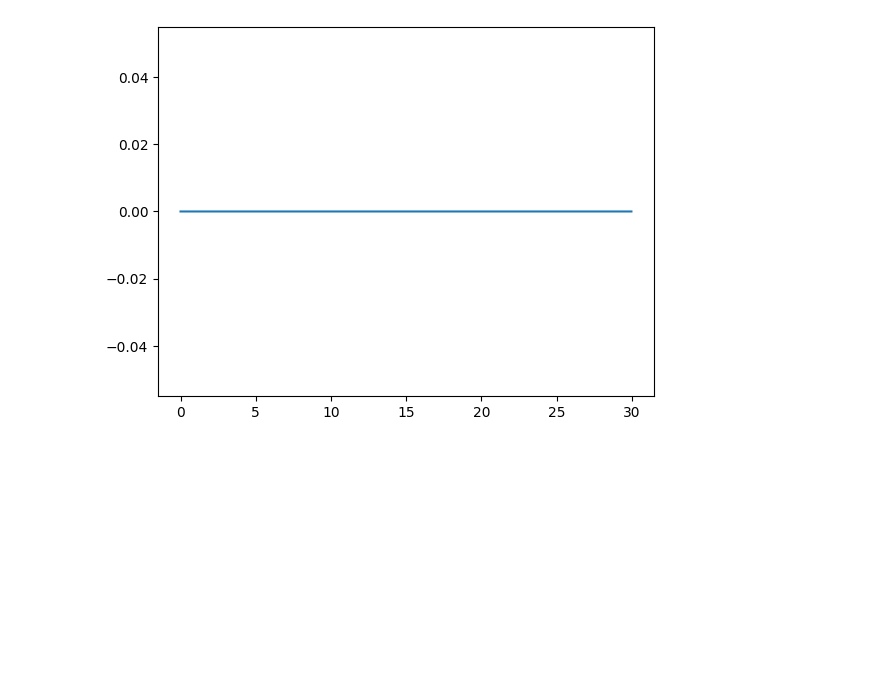
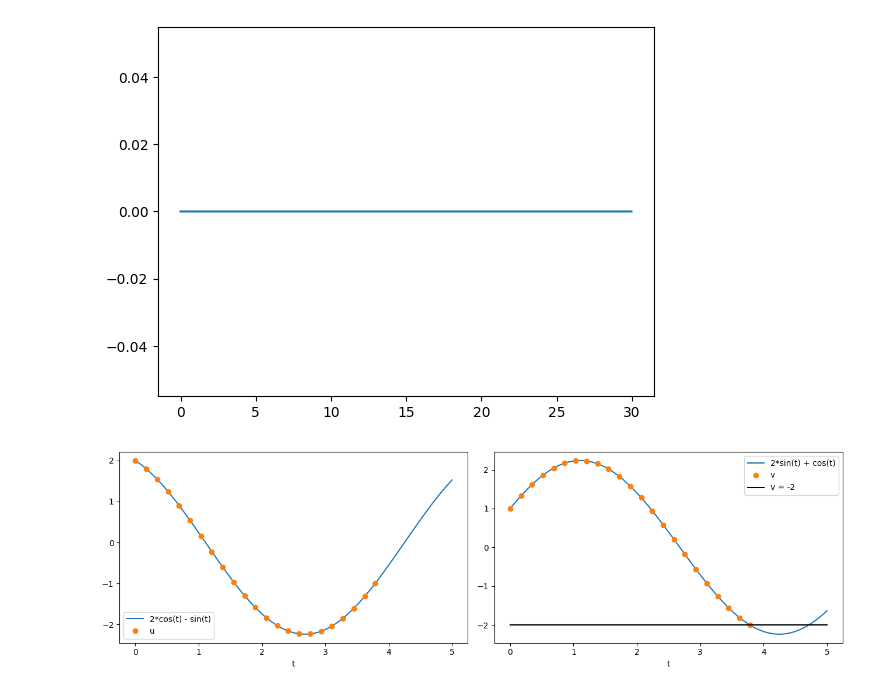
Before and after one commit to brosaplanella/formation, a Jupyter notebook: test_SEI.ipynb, the cells around one changed output. Cells and saved outputs as stored; diff of their text form; code cells hidden in the pictures; blank space fills up the shorter version.

```diff
--- a/test_SEI.ipynb
+++ b/test_SEI.ipynb
@@ -57,3 +63,45 @@ plt.plot(sol["Time [h]"].entries,
 # %% [output]
 [<matplotlib.lines.Line2D at 0x...>]
 [figure]
+# %%
+# Create model
+model = pybamm.BaseModel()
+u = pybamm.Variable("u")
+v = pybamm.Variable("v")
+model.rhs = {u: -v, v: u}
+model.initial_conditions = {u: 2, v: 1}
+model.events.append(pybamm.Event('v=-2', v + 2))  # New termination event
+model.variables = {"u": u, "v": v}
+
+# Discretise using default discretisation
+disc = pybamm.Discretisation()
+disc.process_model(model)
+
+# Solve ########################
+t_eval = np.linspace(0, 5, 30)
+ode_solver = pybamm.ScipySolver()
+solution = ode_solver.solve(model, t_eval)
+################################
+
+# Extract u and v
+t_sol = solution.t
+u = solution["u"]
+v = solution["v"]
+
+# Plot
+t_fine = np.linspace(0, t_eval[-1], 1000)
+
+fig, (ax1, ax2) = plt.subplots(1, 2, figsize=(13, 4))
+ax1.plot(t_fine, 2 * np.cos(t_fine) - np.sin(t_fine), t_sol, u(t_sol), "o")
+ax1.set_xlabel("t")
+ax1.legend(["2*cos(t) - sin(t)", "u"], loc="best")
+
+ax2.plot(t_fine, 2 * np.sin(t_fine) + np.cos(t_fine), t_sol,
+         v(t_sol), "o", t_fine, -2 * np.ones_like(t_fine), "k")
+ax2.set_xlabel("t")
+ax2.legend(["2*sin(t) + cos(t)", "v", "v = -2"], loc="best")
+
+plt.tight_layout()
+plt.show()
+# %% [output]
+[figure, added]
```
Also changed, not shown: parts of 2 cells of this notebook, 3 other files.
